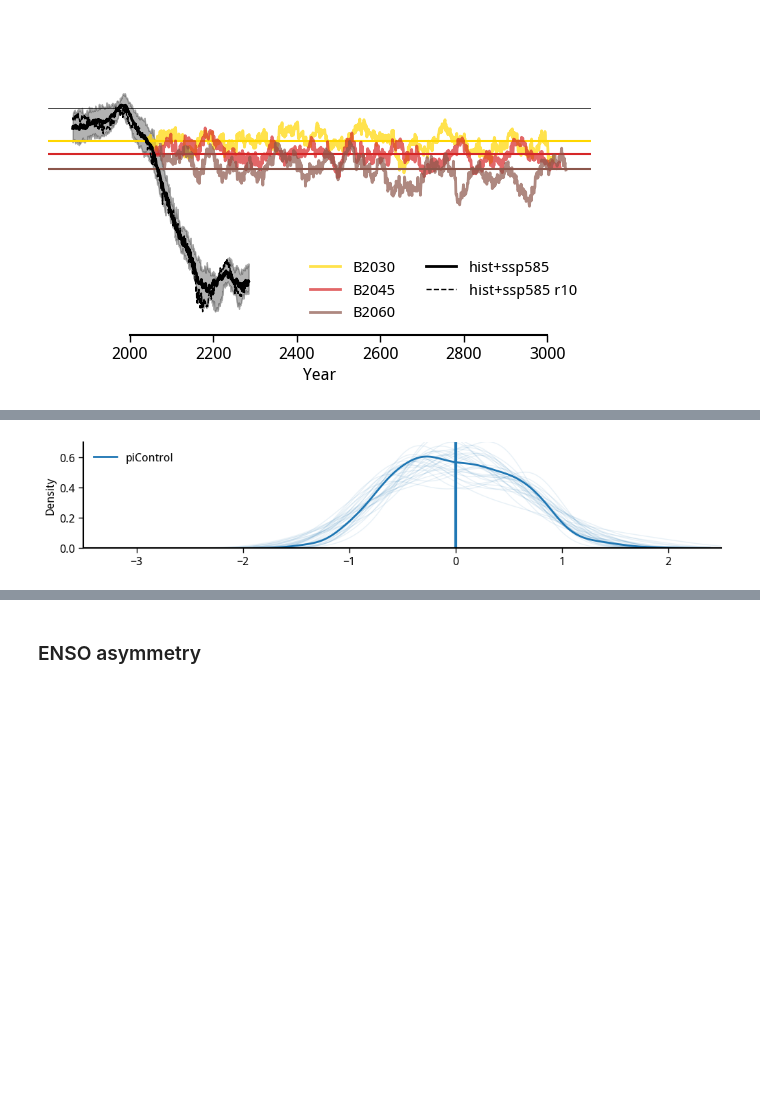
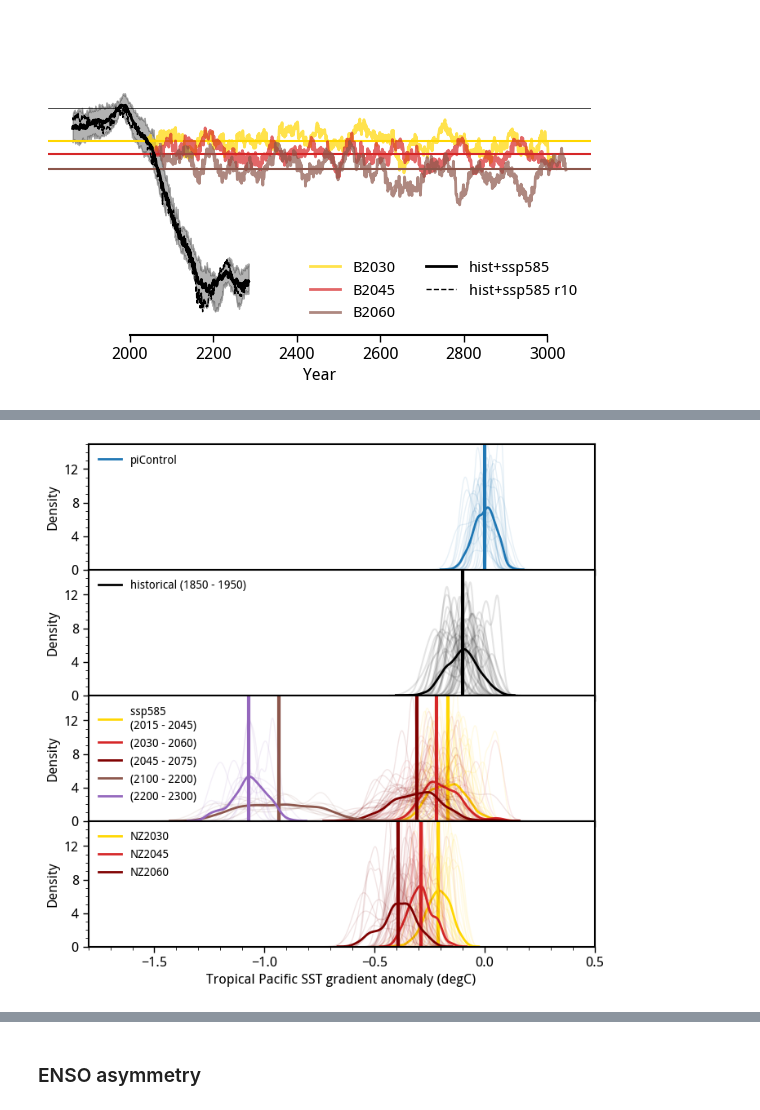
Before and after one commit to adisen99/net_zero_enso_pacific_changes, a Jupyter notebook: 04_access_nz_enso_characteristics.ipynb, the cells around one changed output, grey strips where cells are left out. Saved outputs shown, nothing was run; the diff lists cells and outputs as text; code cells hidden in the pictures; blank space fills up the shorter version.

Commit message:
new plots and zecmip analysis

```diff
--- a/04_access_nz_enso_characteristics.ipynb
+++ b/04_access_nz_enso_characteristics.ipynb
@@ -230,7 +230,7 @@ def additional_sampling_stabilisation(da):
         i += 30
     print('Done')
     out_da = xr.concat(da_list, dim=np.arange(0, 30, 1))
-    if 'model' in out_da.dims:
+    if 'model' in out_da.coords:
         return out_da.drop('model').rename(dict(concat_dim='model'))
     else:
         return out_da.rename(dict(concat_dim='model'))
@@ -245,7 +245,7 @@ def additional_sampling_stabilisation_nomeans(da):
         i += 30
     print('Done')
     out_da = xr.concat(da_list, dim=np.arange(0, 30, 1))
-    if 'model' in out_da.dims:
+    if 'model' in out_da.coords:
         return out_da.drop('model').rename(dict(concat_dim='model'))
     else:
         return out_da.rename(dict(concat_dim='model'))
@@ -337 +297,4 @@ Attributes:
+# %%
+ts_pic_loaded = xr.open_dataset('/g/data/ob22/as8561/data/enso_trans_stable/sst_grad_res/ts_pic_loaded.nc')['__xarray_dataarray_variable__']
+pr_pic_loaded = xr.open_dataset('/g/data/ob22/as8561/data/enso_trans_stable/sst_grad_res/pr_pic_loaded.nc')['__xarray_dataarray_variable__']
 # %%
@@ -555,36 +572,81 @@ plt.xlabel('Year')
 Text(0.5, 0, 'Year')
 [figure]
 # %%
-plt.figure(figsize=(12,2))
-# sns.kdeplot(sst_grad_pic, color='tab:blue', lw=2.0, label='piControl')
-# plt.axvline(sst_grad_pic.mean('time'), color='tab:blue', lw=3.0)
+fig, axarr = plt.subplots(nrows=4, ncols=1, figsize=(8,8), constrained_layout=True, sharex=True, sharey=True)
+axlist = axarr.flatten()
 
-test = additional_sampling_stabilisation_nomeans(sst_grad_pic)
-sns.kdeplot(test.values.flatten(), color='tab:blue', lw=2.0, label='piControl')
-plt.axvline(test.mean(), color='tab:blue', lw=3.0)
+test = additional_sampling_stabilisation_nomeans(rolling_sst_grad_pic)
+sns.kdeplot(test.values.flatten(), color='tab:blue', lw=2.0, label='piControl', ax=axlist[0])
+axlist[0].axvline(test.mean(), color='tab:blue', lw=3.0)
 for i in range(len(test.model)):
-    sns.kdeplot(test.isel(model = i), color='tab:blue', alpha=0.1, lw=1.0)
+    sns.kdeplot(test.isel(model = i), color='tab:blue', alpha=0.1, lw=1.0, ax=axlist[0])
 
-# sns.kdeplot(sst_grad_trans.sel(time = slice('1850', '1950')).values.flatten(), color='k', lw=2.0)
-# plt.axvline(sst_grad_trans.sel(time = slice('1850', '1950')).mean(), color='k', lw=3.0)
-# for i in range(len(sst_grad_trans.model)):
-#     sns.kdeplot(sst_grad_trans.sel(time = slice('1850', '1950')).isel(model = i), color='k', alpha=0.1)
+sns.kdeplot(rolling_sst_grad_trans.sel(time = slice('1850', '1950')).values.flatten(), color='k', lw=2.0, label='historical (1850 - 1950)', ax=axlist[1])
+axlist[1].axvline(rolling_sst_grad_trans.sel(time = slice('1850', '1950')).mean(), color='k', lw=3.0)
+for i in range(len(rolling_sst_grad_trans.model)):
+    sns.kdeplot(rolling_sst_grad_trans.sel(time = slice('1850', '1950')).isel(model = i), color='k', alpha=0.1, ax=axlist[1])
 
-# sns.kdeplot(sst_grad_trans.sel(time = slice('2045', '2075')).values.flatten(), color='maroon', lw=2.0)
-# plt.axvline(sst_grad_trans.sel(time = slice('2045', '2075')).mean(), color='maroon', lw=3.0)
-# for i in range(len(sst_grad_trans.model)):
-#     sns.kdeplot(sst_grad_trans.sel(time = slice('2045', '2075')).isel(model = i), color='maroon', alpha=0.1, lw=1.0)
+sns.kdeplot(rolling_sst_grad_trans.sel(time = slice('2015', '2045')).values.flatten(), color='gold', lw=2.0, label='ssp585 \n(2015 - 2045)', ax=axlist[2])
+axlist[2].axvline(rolling_sst_grad_trans.sel(time = slice('2015', '2045')).mean(), color='gold', lw=3.0)
+for i in range(len(rolling_sst_grad_trans.model)):
+    sns.kdeplot(rolling_sst_grad_trans.sel(time = slice('2015', '2045')).isel(model = i), color='gold', alpha=0.1, lw=1.0, ax=axlist[2])
 
-# sns.kdeplot(sst_grad_stable.sel(model = 'B2060'), color='tab:brown', alpha=0.9, lw=2.0)
-# plt.axvline(sst_grad_stable.sel(model = 'B2060').mean('time'), color='tab:brown', lw=3.0)
+sns.kdeplot(rolling_sst_grad_trans.sel(time = slice('2030', '2050')).values.flatten(), color='tab:red', lw=2.0, label='(2030 - 2060)', ax=axlist[2])
+axlist[2].axvline(rolling_sst_grad_trans.sel(time = slice('2030', '2060')).mean(), color='tab:red', lw=3.0)
+for i in range(len(rolling_sst_grad_trans.model)):
+    sns.kdeplot(rolling_sst_grad_trans.sel(time = slice('2030', '2060')).isel(model = i), color='tab:red', alpha=0.1, lw=1.0, ax=axlist[2])
+
+sns.kdeplot(rolling_sst_grad_trans.sel(time = slice('2045', '2075')).values.flatten(), color='maroon', lw=2.0, label='(2045 - 2075)', ax=axlist[2])
+axlist[2].axvline(rolling_sst_grad_trans.sel(time = slice('2045', '2075')).mean(), color='maroon', lw=3.0)
+for i in range(len(rolling_sst_grad_trans.model)):
+    sns.kdeplot(rolling_sst_grad_trans.sel(time = slice('2045', '2075')).isel(model = i), color='maroon', alpha=0.1, lw=1.0, ax=axlist[2])
+
+sns.kdeplot(rolling_sst_grad_trans.sel(time = slice('2100', '2200')).values.flatten(), color='tab:brown', lw=2.0, label='(2100 - 2200)', ax=axlist[2])
+axlist[2].axvline(rolling_sst_grad_trans.sel(time = slice('2100', '2200')).mean(), color='tab:brown', lw=3.0)
+for i in range(len(rolling_sst_grad_trans.model)):
+    sns.kdeplot(rolling_sst_grad_trans.sel(time = slice('2100', '2200')).isel(model = i), color='tab:brown', alpha=0.1, lw=1.0, ax=axlist[2])
+
+sns.kdeplot(rolling_sst_grad_trans.sel(time = slice('2200', '2300')).values.flatten(), color='tab:purple', lw=2.0, label='(2200 - 2300)', ax=axlist[2])
+axlist[2].axvline(rolling_sst_grad_trans.sel(time = slice('2200', '2300')).mean(), color='tab:purple', lw=3.0)
+for i in range(len(rolling_sst_grad_trans.model)):
+    sns.kdeplot(rolling_sst_grad_trans.sel(time = slice('2200', '2300')).isel(model = i), color='tab:purple', alpha=0.1, lw=1.0, ax=axlist[2])
 
 
+
+
+test = additional_sampling_stabilisation_nomeans(rolling_sst_grad_stable.sel(model = 'B2030').drop('model'))
+sns.kdeplot(test.values.flatten(), color='gold', lw=2.0, label='NZ2030', ax=axlist[3])
+axlist[3].axvline(test.mean(), color='gold', lw=3.0)
+for i in range(len(test.model)):
+    sns.kdeplot(test.isel(model = i), color='gold', alpha=0.1, lw=1.0, ax=axlist[3])
+
+test = additional_sampling_stabilisation_nomeans(rolling_sst_grad_stable.sel(model = 'B2045').drop('model'))
+sns.kdeplot(test.values.flatten(), color='tab:red', lw=2.0, label='NZ2045', ax=axlist[3])
+axlist[3].axvline(test.mean(), color='tab:red', lw=3.0)
+for i in range(len(test.model)):
+    sns.kdeplot(test.isel(model = i), color='tab:red', alpha=0.1, lw=1.0, ax=axlist[3])
+
+test = additional_sampling_stabilisation_nomeans(rolling_sst_grad_stable.sel(model = 'B2060').drop('model'))
+sns.kdeplot(test.values.flatten(), color='maroon', lw=2.0, label='NZ2060', ax=axlist[3])
+axlist[3].axvline(test.mean(), color='maroon', lw=3.0)
+for i in range(len(test.model)):
+    sns.kdeplot(test.isel(model = i), color='maroon', alpha=0.1, lw=1.0, ax=axlist[3])
+
+
+
+for j in range(len(axlist)):
+#     # axlist[j].
+#     pass
+    axlist[j].legend(frameon=False, fontsize=10, loc='upper left')
+
 # sns.despine(trim=True, bottom=False)
-sns.despine()
+# sns.despine()
 # plt.xticks([])
-plt.xlim(-3.5, 2.5)
-plt.ylim(0, 0.7)
-plt.gca().set_yticks([0, 0.2, 0.4, 0.6])
-plt.legend(frameon=False, fontsize=12, loc='upper left')
+plt.xlim(-1.8, 0.5)
+plt.ylim(0, 15)
+plt.gca().set_yticks(np.arange(0, 16, 4))
+plt.subplots_adjust(wspace=0.0, hspace=0.0)
+plt.minorticks_on()
+plt.xlabel('Tropical Pacific SST gradient anomaly (degC)')
 # %% [output]
 Done
@@ -592 +657 @@ Done
-[figure, old version]
+[figure, new version]
```
Also changed, not shown: parts of 58 cells of this notebook, 2 other files.
